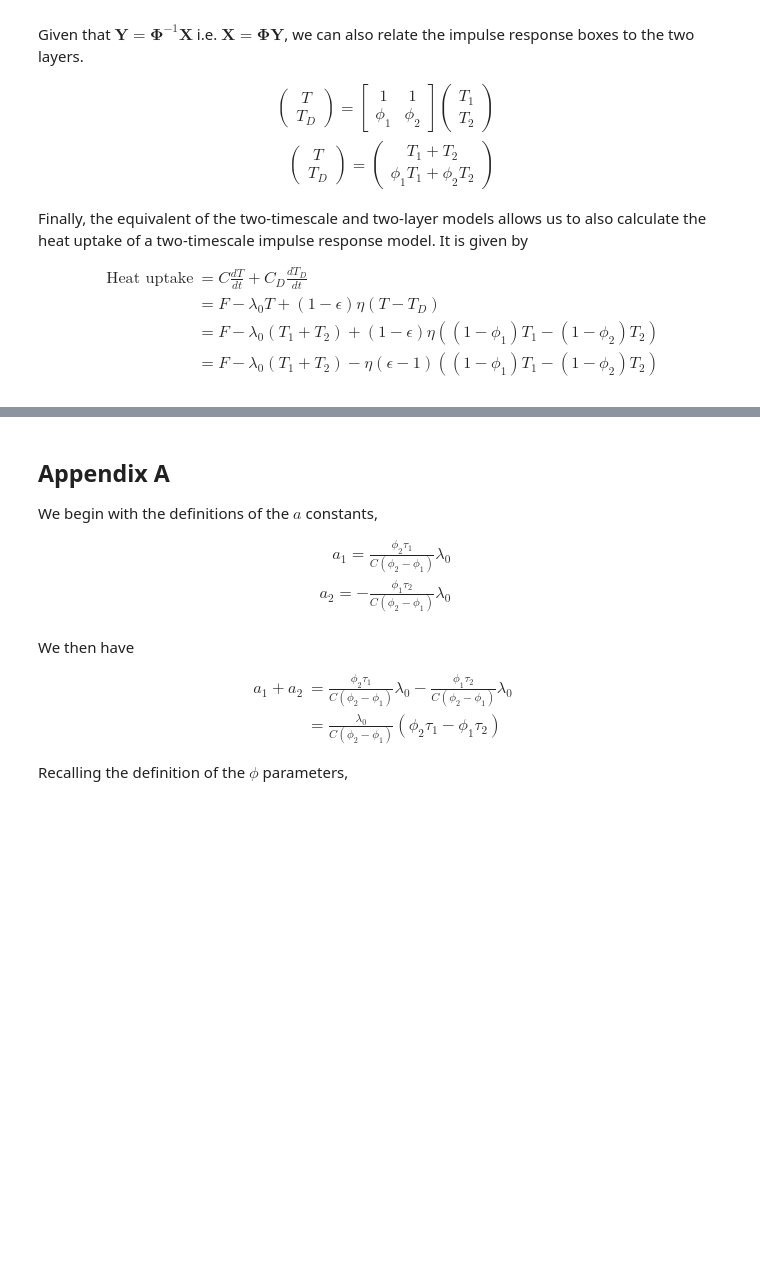
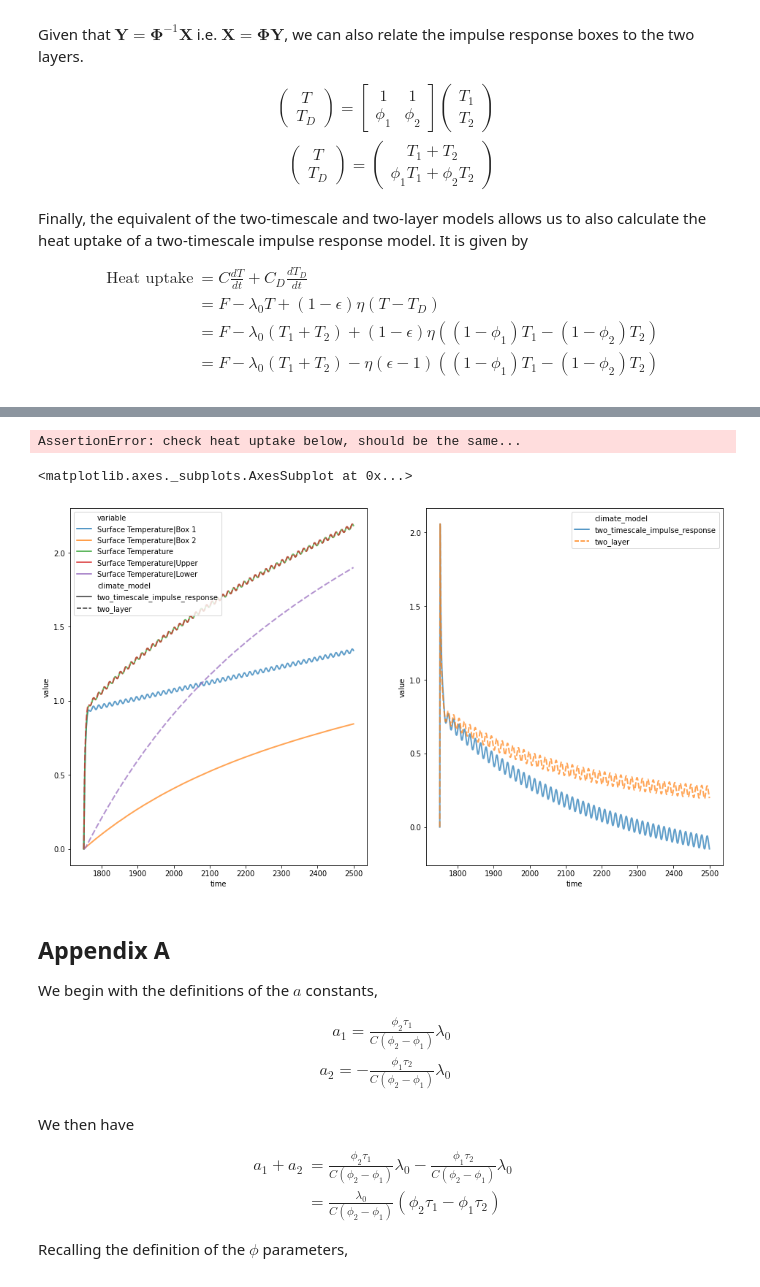
Before and after one commit to openscm/openscm-twolayermodel, a Jupyter notebook: notebooks/impulse-response-equivalence.ipynb, the cells around one changed output, grey strips where cells are left out. Drawn from its saved outputs; the diff is of its cells as text; code cells hidden in the pictures; blank space fills up the shorter version.

```diff
--- a/notebooks/impulse-response-equivalence.ipynb
+++ b/notebooks/impulse-response-equivalence.ipynb
@@ -183,0 +326,16 @@ Finally, the equivalent of the two-timescale and two-layer models allows us to a
+# %%
+# TODO: ask Jared why this hack is needed
+tmp = pd.concat([res_impulse_response.timeseries().reset_index(), res_twolayer.timeseries().reset_index()], axis=0)
+
+def is_time(x):
+    try:
+        x.year
+        return True
+    except AttributeError:
+        return False
+
+
+time_cols = tmp.columns.map(lambda x: hasattr(x, "year"))
+meta_cols = tmp.columns[~(time_cols.values.astype(bool))].tolist()
+tmp = tmp.set_index(meta_cols)
+tmp
@@ -183,0 +355,5 @@ Finally, the equivalent of the two-timescale and two-layer models allows us to a
+# %%
+# TODO: get Jared to check why this fails
+# combined = df_append([res_impulse_response, res_twolayer])
+combined = ScmRun(tmp)
+combined
@@ -184,3 +378,19 @@ Finally, the equivalent of the two-timescale and two-layer models allows us to a
+# %%
+assert False, "check heat uptake below, should be the same..."
+# %% [output]
+AssertionError: check heat uptake below, should be the same...
+# %%
+fig = plt.figure(figsize=(16, 9))
+
+ax = fig.add_subplot(121)
+combined.filter(variable="*Temperature*").lineplot(hue="variable", style="climate_model", alpha=0.7,  linewidth=2, ax=ax)
+ax.legend(loc="upper left")
+
+ax = fig.add_subplot(122)
+combined.filter(variable="Heat Uptake").lineplot(hue="climate_model", style="climate_model", alpha=0.7, linewidth=2, ax=ax)
+# %% [output]
+<matplotlib.axes._subplots.AxesSubplot at 0x...>
+[figure, added]
 # %% [markdown]
 ## Appendix A
 
```
Also changed, not shown: parts of 16 cells of this notebook, 3 other files.
